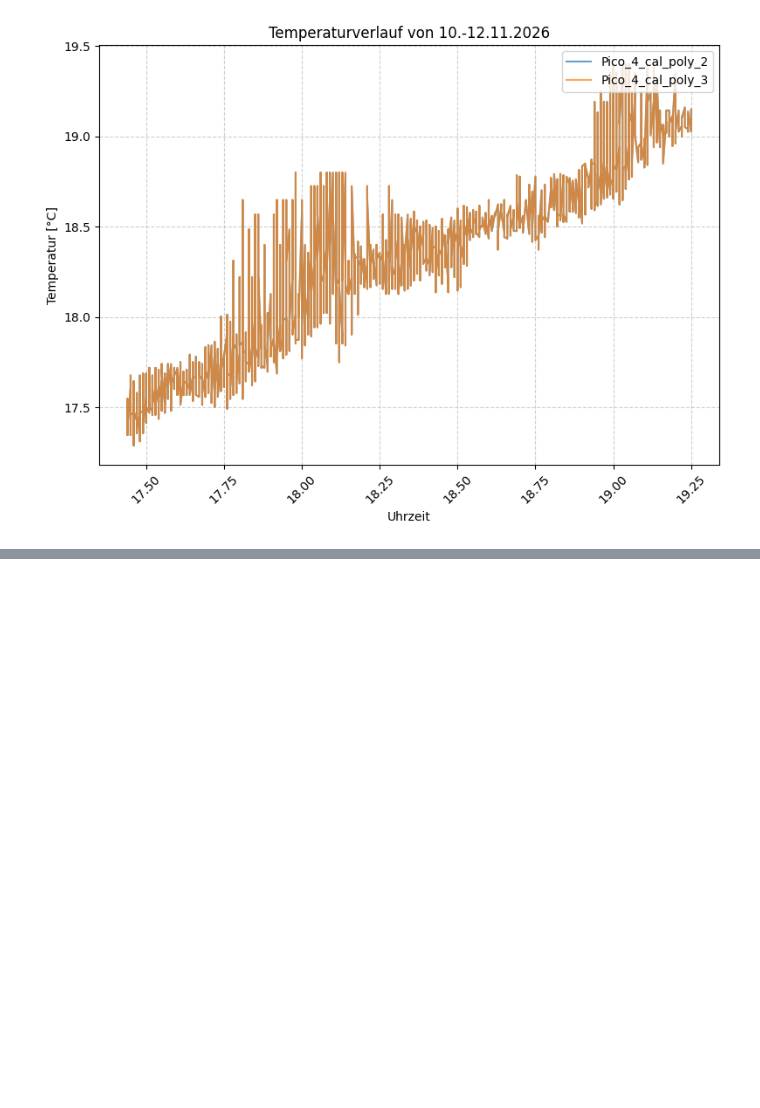
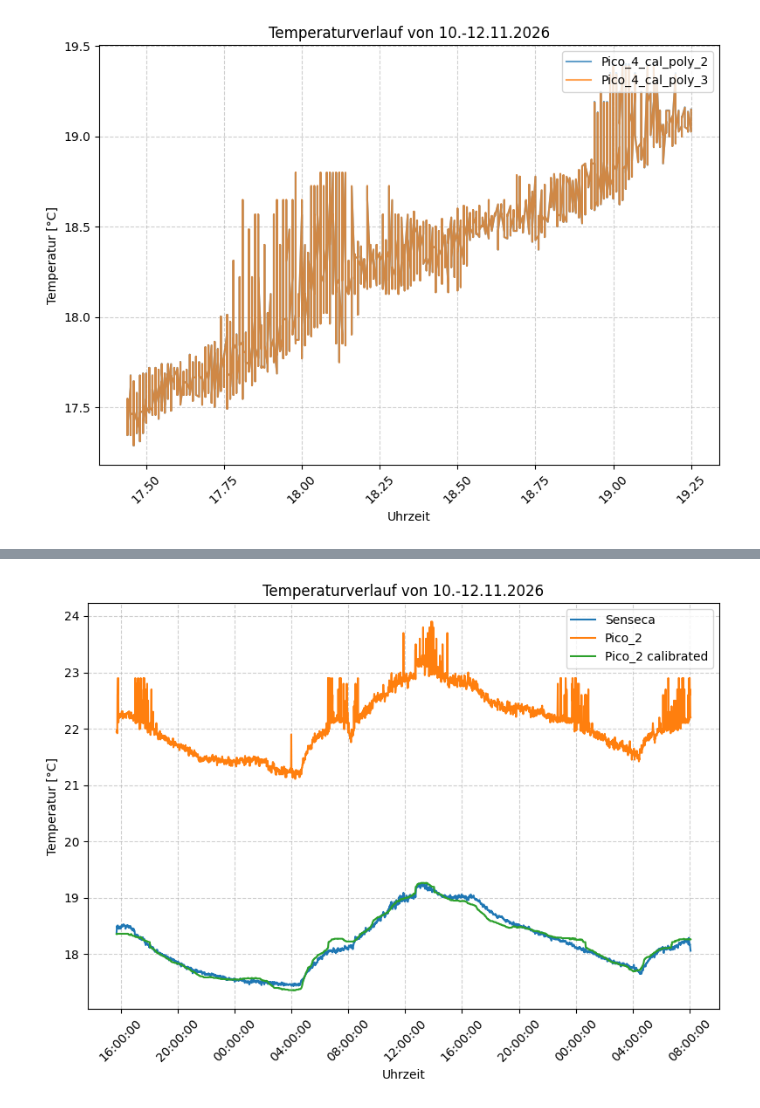
Before and after one commit to hydroclaus/rpy_velutina, a Jupyter notebook: BME280_nicholas/data_temp_senseca/new_calibration_method.ipynb, the cells around one changed output, grey strips where cells are left out. Cells and saved outputs as stored; diff of their text form; code cells hidden in the pictures; blank space fills up the shorter version.

Commit message:
calibration fct

```diff
--- a/BME280_nicholas/data_temp_senseca/new_calibration_method.ipynb
+++ b/BME280_nicholas/data_temp_senseca/new_calibration_method.ipynb
@@ -473,0 +571,18 @@ plt.show()
+# %%
+def calibration(data, ref_data):
+    med_centered = data.rolling(window=60, center=True, min_periods=1).median()
+
+    x = med_centered.to_numpy().reshape(-1, 1)
+    y = ref_data.to_numpy().reshape(-1, 1)
+
+    model = LinearRegression()
+    model.fit(x, y)
+
+    alpha_0 = model.intercept_
+    alpha_1 = model.coef_[0]
+
+    print(f"Kalibrierformel: T_kal = {alpha_0} + {alpha_1} * T_sensor")
+
+    df = med_centered  * alpha_1 + alpha_0
+
+    return df
@@ -473,0 +606,2 @@ plt.show()
+# %%
+pico2_cal = calibration(summary["Pico_2"], summary["Senseca"])
@@ -473,0 +626,20 @@ plt.show()
+# %%
+# Diagramm zeichnen
+plt.figure(figsize=(8, 6))
+plt.plot(summary.index, summary["Senseca"], label="Senseca")
+plt.plot(summary.index, summary["Pico_2"], label="Pico_2")
+plt.plot(summary.index, pico2_cal, label="Pico_2 calibrated")
+
+# Achsen und Layout formatieren
+plt.title("Temperaturverlauf von 10.-12.11.2026")
+plt.xlabel("Uhrzeit")
+plt.ylabel("Temperatur [°C]")
+plt.gca().xaxis.set_major_formatter(mdates.DateFormatter("%H:%M:%S"))
+plt.xticks(rotation=45)
+plt.grid(True, linestyle="--", alpha=0.6)
+plt.tight_layout()
+plt.legend(loc='upper right')
+
+plt.show()
+# %% [output]
+[figure, added]
```
Also changed, not shown: parts of 12 cells of this notebook.
